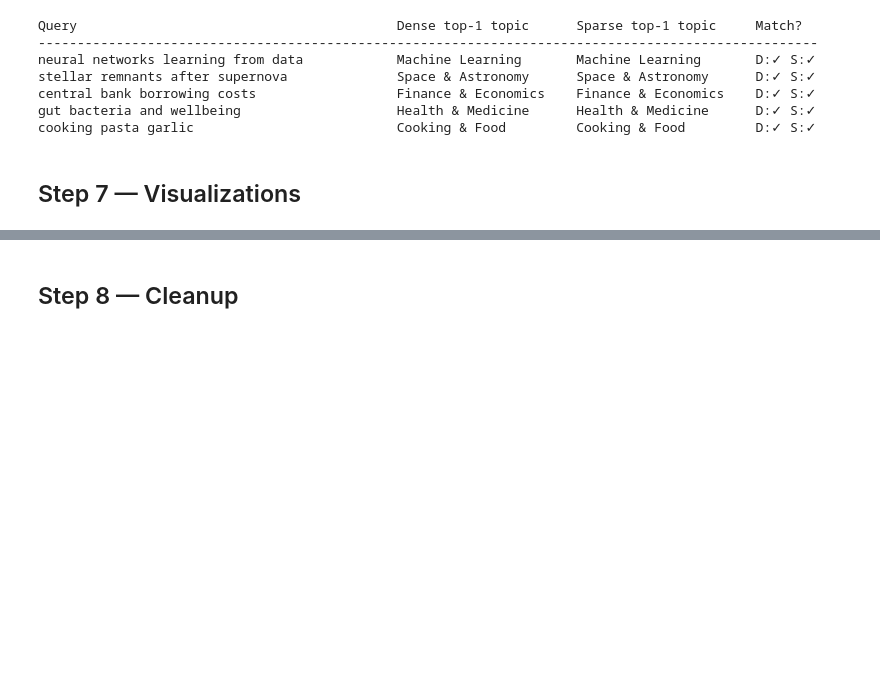
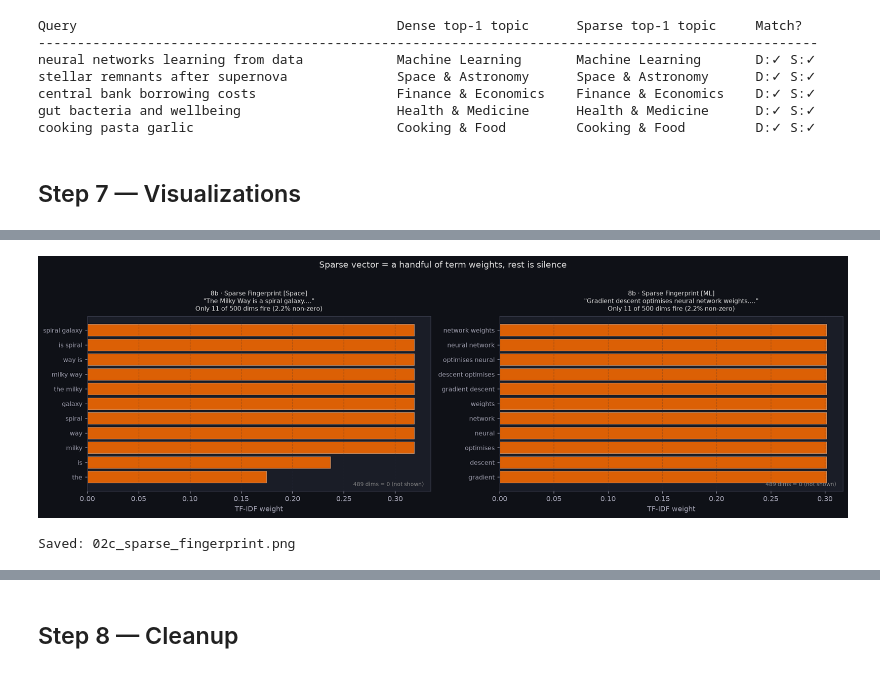
Before and after one commit to Ramu-DE/rag-patterns-aws-Qdrant, a Jupyter notebook: qdrant_notebooks/slide_deck_implementations/02_Dense_vs_Sparse_Encoding.ipynb, the cells around one changed output, grey strips where cells are left out. Saved outputs shown, nothing was run; the diff lists cells and outputs as text; code cells hidden in the pictures; blank space fills up the shorter version.

```diff
--- a/qdrant_notebooks/slide_deck_implementations/02_Dense_vs_Sparse_Encoding.ipynb
+++ b/qdrant_notebooks/slide_deck_implementations/02_Dense_vs_Sparse_Encoding.ipynb
@@ -395,0 +450,48 @@ Saved: 02_dense_vs_sparse.png
+# %%
+# ── Sparse fingerprint: what does a 500-dim sparse vector look like? ──────────
+# Pick two contrasting sentences
+EXAMPLES = [
+    (0, 'Space'),       # 'The Milky Way is a spiral galaxy.'
+    (10, 'ML'),         # 'Gradient descent optimises neural network weights.'
+]
+
+fig, axes = plt.subplots(1, 2, figsize=(16, 5), facecolor='#0f1117')
+feature_names = tfidf.get_feature_names_out()
+
+for ax, (sent_idx, label) in zip(axes, EXAMPLES):
+    ax.set_facecolor('#1a1d27')
+    row = sparse_matrix_csr[sent_idx]
+    nz_idx = row.nonzero()[1]
+    nz_val = row.data
+    # sort by value desc, take top 12
+    order = np.argsort(nz_val)[::-1][:12]
+    terms  = feature_names[nz_idx[order]]
+    values = nz_val[order]
+
+    bars = ax.barh(range(len(terms)), values,
+                   color='#FF6D00', alpha=0.85, edgecolor='white', linewidth=0.3)
+    ax.set_yticks(range(len(terms)))
+    ax.set_yticklabels(terms, fontsize=9)
+    ax.invert_yaxis()
+    ax.set_xlabel('TF-IDF weight', color='#a0a0b0')
+    ax.set_title(
+        f'8b · Sparse Fingerprint [{label}]\n"{sentences[sent_idx][:55]}…"\n'
+        f'Only {len(nz_idx)} of {SPARSE_DIM} dims fire ({len(nz_idx)/SPARSE_DIM*100:.1f}% non-zero)',
+        color='#e0e0e0', fontsize=9, pad=8)
+    ax.grid(axis='x', alpha=0.3)
+
+    # annotate total zeros
+    n_zero = SPARSE_DIM - len(nz_idx)
+    ax.annotate(f'{n_zero} dims = 0 (not shown)',
+                xy=(0.98, 0.02), xycoords='axes fraction',
+                ha='right', va='bottom', fontsize=8, color='#888')
+
+fig.suptitle('Sparse vector = a handful of term weights, rest is silence',
+             fontsize=12, color='#e0e0e0', y=1.02)
+plt.tight_layout()
+plt.savefig('02c_sparse_fingerprint.png', bbox_inches='tight', facecolor=fig.get_facecolor())
+plt.show()
+print('Saved: 02c_sparse_fingerprint.png')
+# %% [output]
+[figure, added]
+Saved: 02c_sparse_fingerprint.png
```
Also changed, not shown: parts of 6 cells of this notebook, 3 other files.
